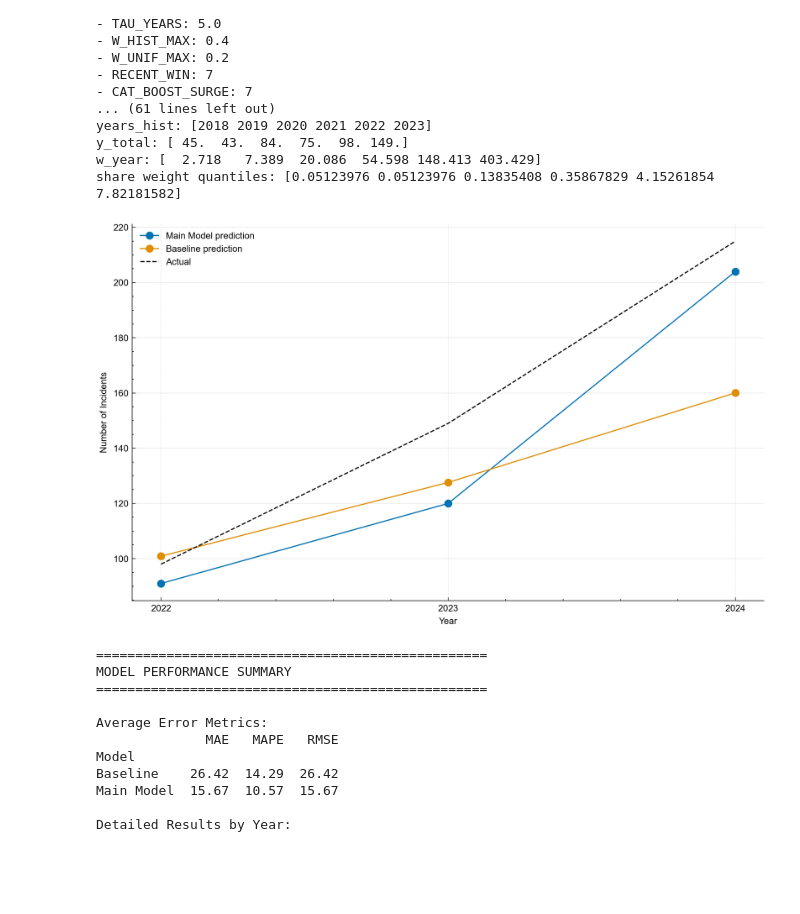
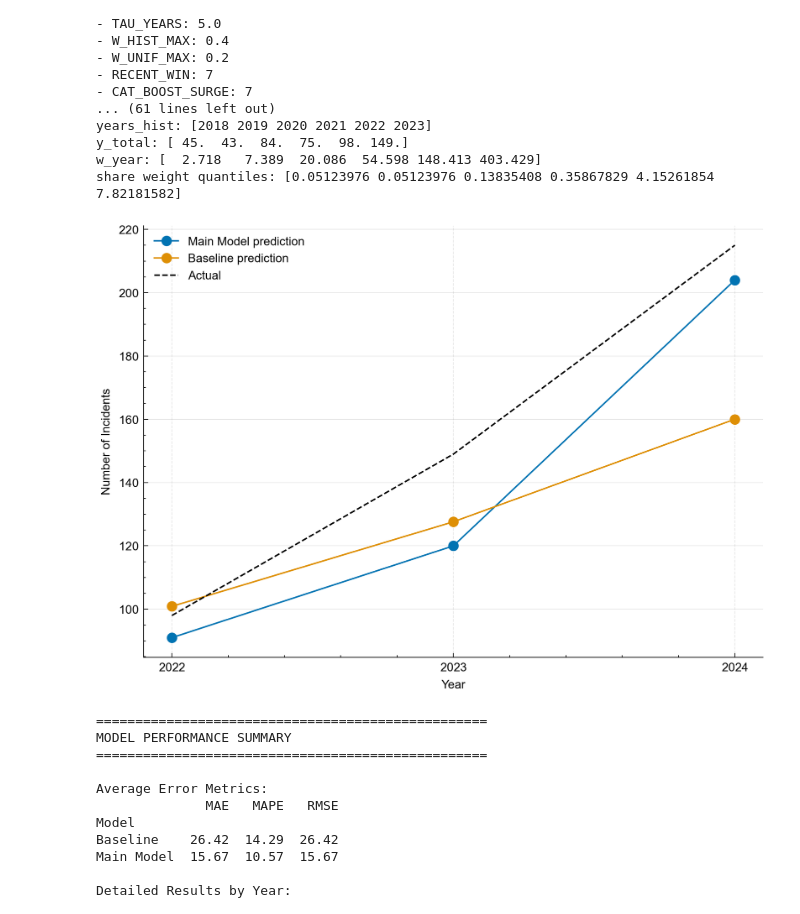
Before and after one commit to cluebbers/ai-incident-forecasting, a Jupyter notebook: src/model_evaluation.ipynb, the cells around one changed output. Cells and saved outputs as stored; diff of their text form; code cells hidden in the pictures; blank space fills up the shorter version.

Commit message:
calibration plot and total plot finished

```diff
--- a/src/model_evaluation.ipynb
+++ b/src/model_evaluation.ipynb
@@ -45,7 +46,7 @@ base_config = ForecastConfig(
     GROWTH_FLOOR_FRAC=0.07,
     SHARE_KAPPA=35,
     # from calibration_analysis.ipynb
-    B_SIM=5000,                    # Increased for stability
+    B_SIM=5000,  # Increased for stability
     CONFIDENCE_LEVEL=0.90,
     BOOTSTRAP_ITERS=500,
     MIN_PI_WIDTH=0.2,
@@ -54,7 +55,7 @@ base_config = ForecastConfig(
     MONOTONE_TOTALS=False,
     NO_DIP_FIRST_YEAR=False,
     NONDECREASING_CATEGORIES=False,
-    ASSIMILATE_YTD=False # True for production
+    ASSIMILATE_YTD=False,  # True for production
 )
 
 # Log configuration - modify the logging section
@@ -135,31 +136,33 @@ w_year: [  2.718   7.389  20.086  54.598 148.413 403.429]
 share weight quantiles: [0.05123976 0.05123976 0.13835408 0.35867829 4.15261854 7.82181582]
 # %%
 # Visualization
-plt.figure(figsize=(10, 6))
+plt.figure(constrained_layout=True)
 for model in ["Main Model", "Baseline"]:
     mask = results_df["Model"] == model
     plt.plot(
         results_df[mask]["Year"],
         results_df[mask]["Predicted"],
         "o-",
         label=f"{model} prediction",
     )
 plt.plot(
     results_df["Year"].unique(),
     results_df[results_df["Model"] == "Main Model"]["Actual"],
     "k--",
     label="Actual",
 )
 plt.xticks(test_years)  # Set xticks to only show test years
 plt.tick_params(axis="x", which="both", bottom=True, top=False)
 plt.grid(axis="x", alpha=0.5, linestyle="--")
 plt.legend()
 plt.ylabel("Number of Incidents")
 plt.xlabel("Year")
 plt.grid(True, alpha=0.3)
-plt.show()
+
+output_path = os.path.join("../output/calibration.pdf")
+plt.savefig(output_path, dpi=300)
 # %% [output]
-[figure, old version]
+[figure, new version]
 # %%
 # Performance summary
 print("\n" + "=" * 50)
```
Also changed, not shown: parts of 1 cell of this notebook, 4 other files.
